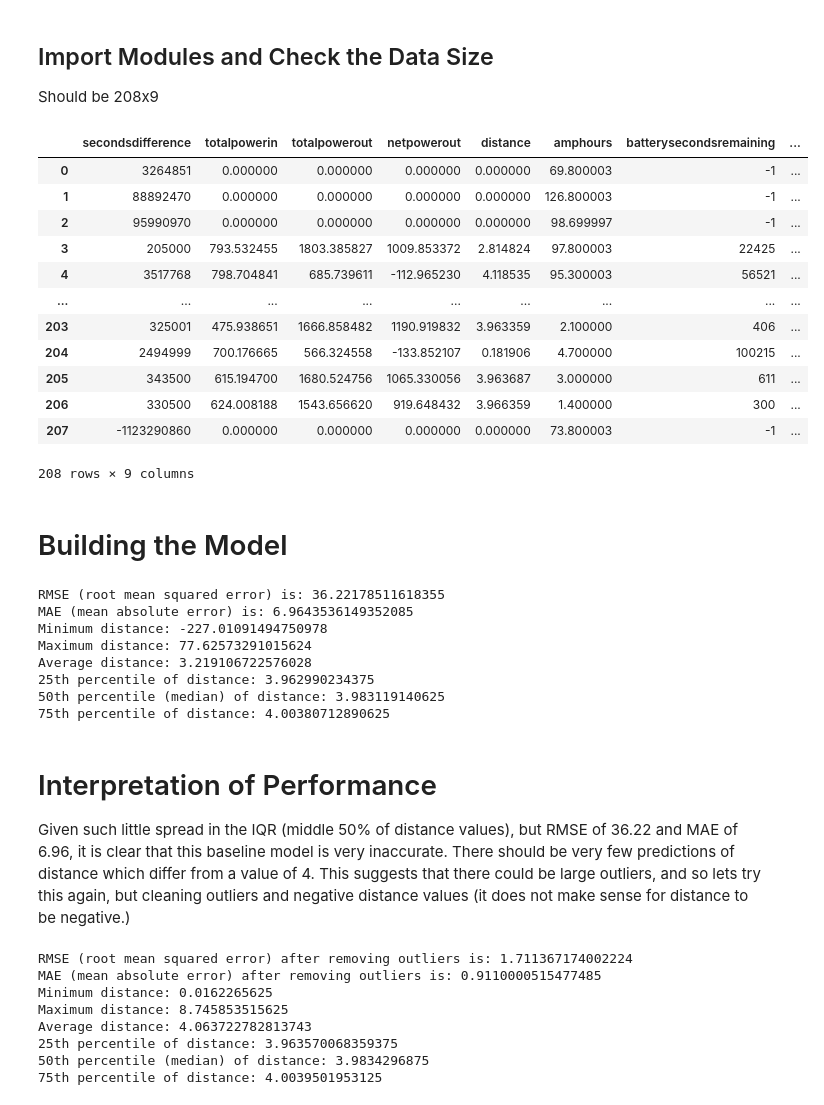
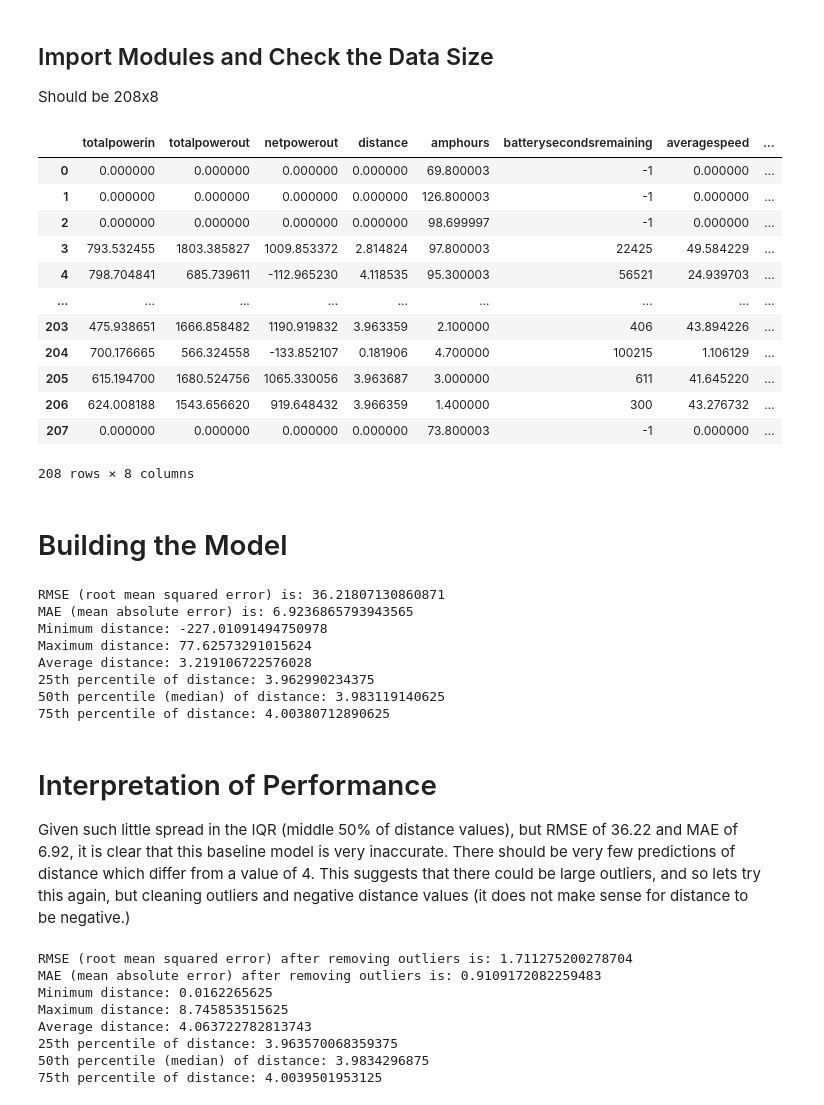
Before and after one commit to UCSolarCarTeam/ML-Telemetry, a Jupyter notebook: analysis/baselineModelTesting.ipynb, the cells around one changed output. Drawn from its saved outputs; the diff is of its cells as text; code cells hidden in the pictures.

```diff
--- a/analysis/baselineModelTesting.ipynb
+++ b/analysis/baselineModelTesting.ipynb
@@ -66,41 +66,46 @@ We do not want to risk running into KNN and dimensionality issues. Decision Tree
 (2) KNN and the Curse of Dimensionality: https://www.geeksforgeeks.org/k-nearest-neighbors-and-curse-of-dimensionality/
 # %% [markdown]
 ## Import Modules and Check the Data Size ##
-Should be 208x9
+Should be 208x8
 # %%
 import pandas as pd
 from sklearn.model_selection import train_test_split
 from sklearn.linear_model import LinearRegression
 from sklearn.metrics import mean_squared_error, mean_absolute_error
 from sklearn.model_selection import KFold
 import numpy as np
+
+#global variables for randomness seed and test size
+global_random_state = 69420
+global_test_size = 0.2
 
 packetTrainingDataPath="../training_data/Elysia.Laps.feather"
 df = pd.read_feather(packetTrainingDataPath)
 df = df.drop(
         columns=[
             "msgType",
             "_id.$oid",
             "averagepackCurrent.$numberDouble",
             "timestamp.$numberLong",
+            "secondsdifference",
         ]
     )
 
 display(df)
 # %% [output]
-|  | secondsdifference | totalpowerin | totalpowerout | netpowerout | distance | amphours | batterysecondsremaining | ... |
-| 0 | 3264851 | 0.000000 | 0.000000 | 0.000000 | 0.000000 | 69.800003 | -1 | ... |
-| 1 | 88892470 | 0.000000 | 0.000000 | 0.000000 | 0.000000 | 126.800003 | -1 | ... |
-| 2 | 95990970 | 0.000000 | 0.000000 | 0.000000 | 0.000000 | 98.699997 | -1 | ... |
-| 3 | 205000 | 793.532455 | 1803.385827 | 1009.853372 | 2.814824 | 97.800003 | 22425 | ... |
-| 4 | 3517768 | 798.704841 | 685.739611 | -112.965230 | 4.118535 | 95.300003 | 56521 | ... |
+|  | totalpowerin | totalpowerout | netpowerout | distance | amphours | batterysecondsremaining | averagespeed | ... |
+| 0 | 0.000000 | 0.000000 | 0.000000 | 0.000000 | 69.800003 | -1 | 0.000000 | ... |
+| 1 | 0.000000 | 0.000000 | 0.000000 | 0.000000 | 126.800003 | -1 | 0.000000 | ... |
+| 2 | 0.000000 | 0.000000 | 0.000000 | 0.000000 | 98.699997 | -1 | 0.000000 | ... |
+| 3 | 793.532455 | 1803.385827 | 1009.853372 | 2.814824 | 97.800003 | 22425 | 49.584229 | ... |
+| 4 | 798.704841 | 685.739611 | -112.965230 | 4.118535 | 95.300003 | 56521 | 24.939703 | ... |
 | ... | ... | ... | ... | ... | ... | ... | ... | ... |
-| 203 | 325001 | 475.938651 | 1666.858482 | 1190.919832 | 3.963359 | 2.100000 | 406 | ... |
-| 204 | 2494999 | 700.176665 | 566.324558 | -133.852107 | 0.181906 | 4.700000 | 100215 | ... |
-| 205 | 343500 | 615.194700 | 1680.524756 | 1065.330056 | 3.963687 | 3.000000 | 611 | ... |
-| 206 | 330500 | 624.008188 | 1543.656620 | 919.648432 | 3.966359 | 1.400000 | 300 | ... |
-| 207 | -1123290860 | 0.000000 | 0.000000 | 0.000000 | 0.000000 | 73.800003 | -1 | ... |
+| 203 | 475.938651 | 1666.858482 | 1190.919832 | 3.963359 | 2.100000 | 406 | 43.894226 | ... |
+| 204 | 700.176665 | 566.324558 | -133.852107 | 0.181906 | 4.700000 | 100215 | 1.106129 | ... |
+| 205 | 615.194700 | 1680.524756 | 1065.330056 | 3.963687 | 3.000000 | 611 | 41.645220 | ... |
+| 206 | 624.008188 | 1543.656620 | 919.648432 | 3.966359 | 1.400000 | 300 | 43.276732 | ... |
+| 207 | 0.000000 | 0.000000 | 0.000000 | 0.000000 | 73.800003 | -1 | 0.000000 | ... |
-208 rows × 9 columns
+208 rows × 8 columns
 # %% [markdown]
 # Building the Model #
 # %%
@@ -111,12 +116,12 @@ df['averagepackCurrent'] = pd.to_numeric(df['averagepackCurrent'], errors='coerc
 df = df.dropna(subset=['distance', 'averagepackCurrent', 'averagespeed'])
 
 #seperate distance from the other features
-X = df[['secondsdifference', 'totalpowerin', 'totalpowerout', 'netpowerout', 'amphours',
+X = df[['totalpowerin', 'totalpowerout', 'netpowerout', 'amphours',
         'averagepackCurrent', 'batterysecondsremaining', 'averagespeed']]
 y = df['distance']
 
 #split into training and test sets
-X_train, X_test, y_train, y_test = train_test_split(X, y, test_size=0.2, random_state=69420)
+X_train, X_test, y_train, y_test = train_test_split(X, y, test_size=global_test_size, random_state=global_random_state)
 
 #train the baseline model with linear regression
 linear_regression_model = LinearRegression()
@@ -149,8 +154,8 @@ def print_distance_statistics():
 
 print_distance_statistics()
 # %% [output]
-RMSE (root mean squared error) is: 36.22178511618355
-MAE (mean absolute error) is: 6.9643536149352085
+RMSE (root mean squared error) is: 36.21807130860871
+MAE (mean absolute error) is: 6.9236865793943565
 Minimum distance: -227.01091494750978
 Maximum distance: 77.62573291015624
 Average distance: 3.219106722576028
@@ -159,7 +164,7 @@ Average distance: 3.219106722576028
 75th percentile of distance: 4.00380712890625
 # %% [markdown]
 # Interpretation of Performance #
-Given such little spread in the IQR (middle 50% of distance values), but RMSE of 36.22 and MAE of 6.96, it is clear that this baseline model is very inaccurate. There should be very few predictions of distance which differ from a value of 4. This suggests that there could be large outliers, and so lets try this again, but cleaning outliers and negative distance values (it does not make sense for distance to be negative.)
+Given such little spread in the IQR (middle 50% of distance values), but RMSE of 36.22 and MAE of 6.92, it is clear that this baseline model is very inaccurate. There should be very few predictions of distance which differ from a value of 4. This suggests that there could be large outliers, and so lets try this again, but cleaning outliers and negative distance values (it does not make sense for distance to be negative.)
 # %%
 # Remove outliers from the data
 #to do this, first define a threshold for outliers (3 standard deviations which contains 99.7% of data)
@@ -170,12 +175,12 @@ df = df[(df['distance'] >= -threshold) & (df['distance'] <= threshold)]
 #remove negative distance values
 df = df[df['distance'] >= 0]
 #seperate distance from the other features
-X = df[['secondsdifference', 'totalpowerin', 'totalpowerout', 'netpowerout', 'amphours',
+X = df[['totalpowerin', 'totalpowerout', 'netpowerout', 'amphours',
     'averagepackCurrent', 'batterysecondsremaining', 'averagespeed']]
 y = df['distance']
 
 #split into training and test sets
-X_train, X_test, y_train, y_test = train_test_split(X, y, test_size=0.2, random_state=69420)
+X_train, X_test, y_train, y_test = train_test_split(X, y, test_size=global_test_size, random_state=global_random_state)
 
 #retrain with linear regression
 linear_regression_model.fit(X_train, y_train)
@@ -192,8 +197,8 @@ print(f"MAE (mean absolute error) after removing outliers is: {MAE}")
 
 print_distance_statistics()
 # %% [output]
-RMSE (root mean squared error) after removing outliers is: 1.711367174002224
-MAE (mean absolute error) after removing outliers is: 0.9110000515477485
+RMSE (root mean squared error) after removing outliers is: 1.711275200278704
+MAE (mean absolute error) after removing outliers is: 0.9109172082259483
 Minimum distance: 0.0162265625
 Maximum distance: 8.745853515625
 Average distance: 4.063722782813743
```
Also changed, not shown: parts of 4 cells of this notebook, 1 other file.
